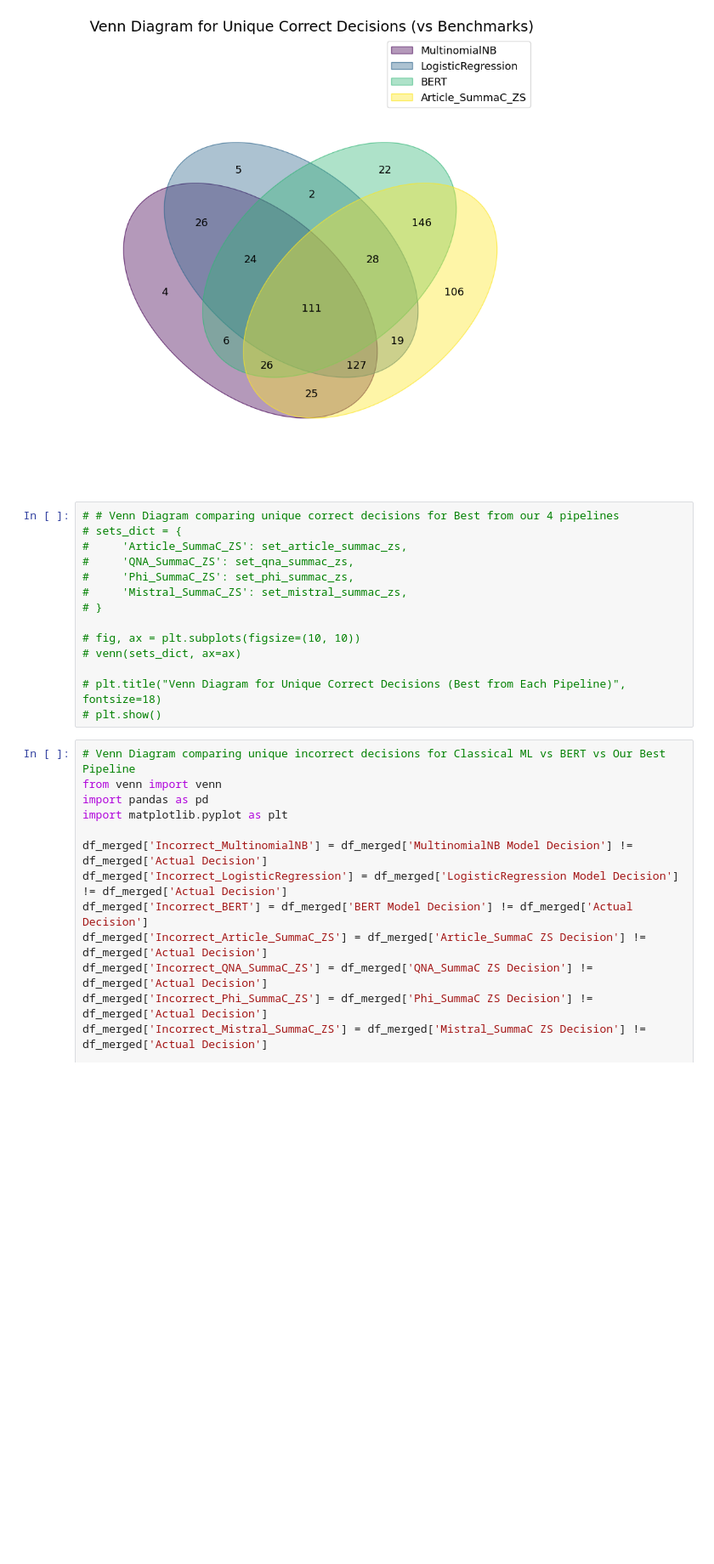
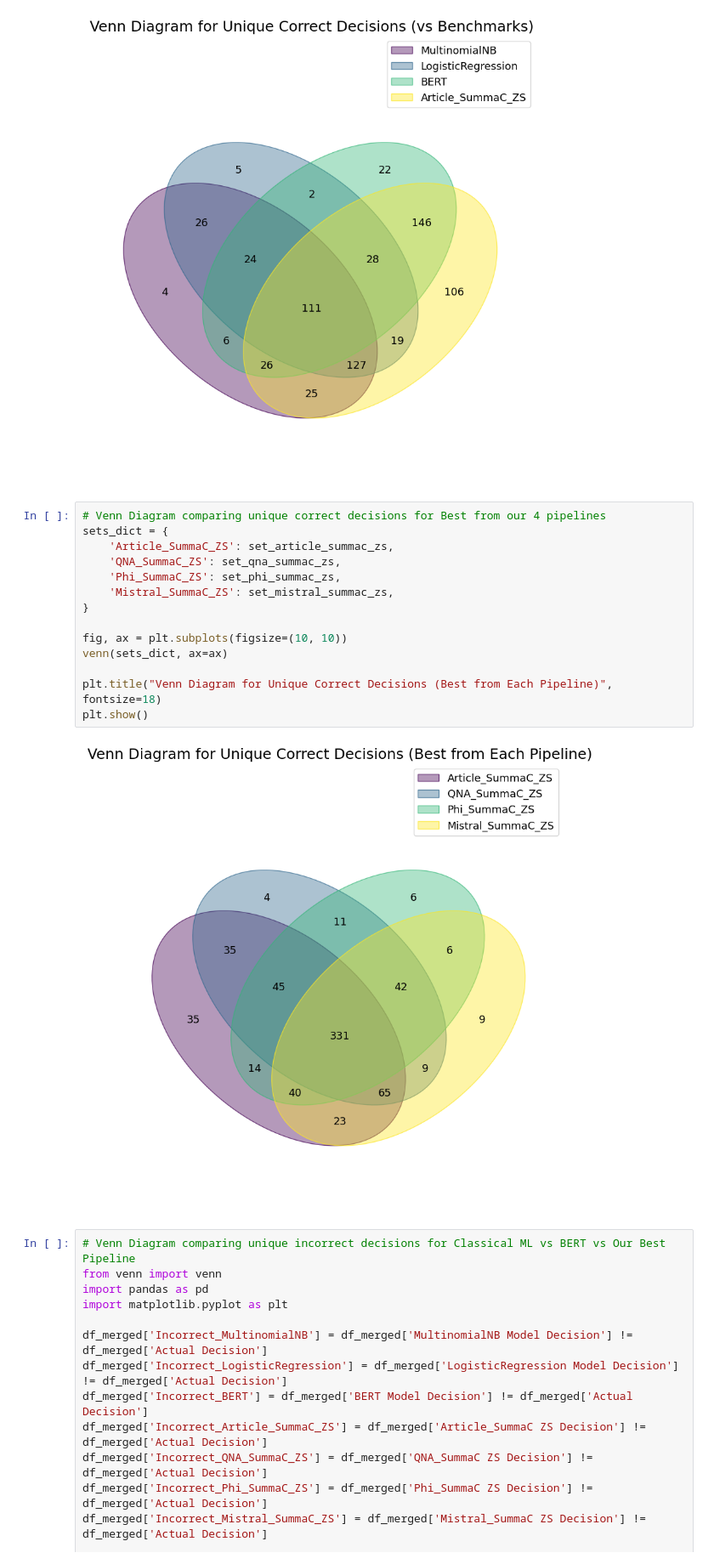
Before and after one commit to Arjun-254/NewsIntegrityAnlyzer, a Jupyter notebook: artifacts/unique_decisions.ipynb, the cells around one changed output. Shown at 85% size. Cells and saved outputs as stored; diff of their text form; blank space fills up the shorter version.

Commit message:
reformatted unique_decisions and updates LIAR plot

```diff
--- a/artifacts/unique_decisions.ipynb
+++ b/artifacts/unique_decisions.ipynb
@@ -80,19 +88,21 @@ plt.show()
 # %% [output]
 [figure]
 # %%
-# # Venn Diagram comparing unique correct decisions for Best from our 4 pipelines
-# sets_dict = {
-#     'Article_SummaC_ZS': set_article_summac_zs,
-#     'QNA_SummaC_ZS': set_qna_summac_zs,
-#     'Phi_SummaC_ZS': set_phi_summac_zs,
-#     'Mistral_SummaC_ZS': set_mistral_summac_zs,
-# }
+# Venn Diagram comparing unique correct decisions for Best from our 4 pipelines
+sets_dict = {
+    'Article_SummaC_ZS': set_article_summac_zs,
+    'QNA_SummaC_ZS': set_qna_summac_zs,
+    'Phi_SummaC_ZS': set_phi_summac_zs,
+    'Mistral_SummaC_ZS': set_mistral_summac_zs,
+}
 
-# fig, ax = plt.subplots(figsize=(10, 10))
-# venn(sets_dict, ax=ax)
+fig, ax = plt.subplots(figsize=(10, 10))
+venn(sets_dict, ax=ax)
 
-# plt.title("Venn Diagram for Unique Correct Decisions (Best from Each Pipeline)", fontsize=18)
-# plt.show()
+plt.title("Venn Diagram for Unique Correct Decisions (Best from Each Pipeline)", fontsize=18)
+plt.show()
+# %% [output]
+[figure, added]
 # %%
 # Venn Diagram comparing unique incorrect decisions for Classical ML vs BERT vs Our Best Pipeline
 from venn import venn
```
Also changed, not shown: parts of 5 cells of this notebook, 1 other file.
